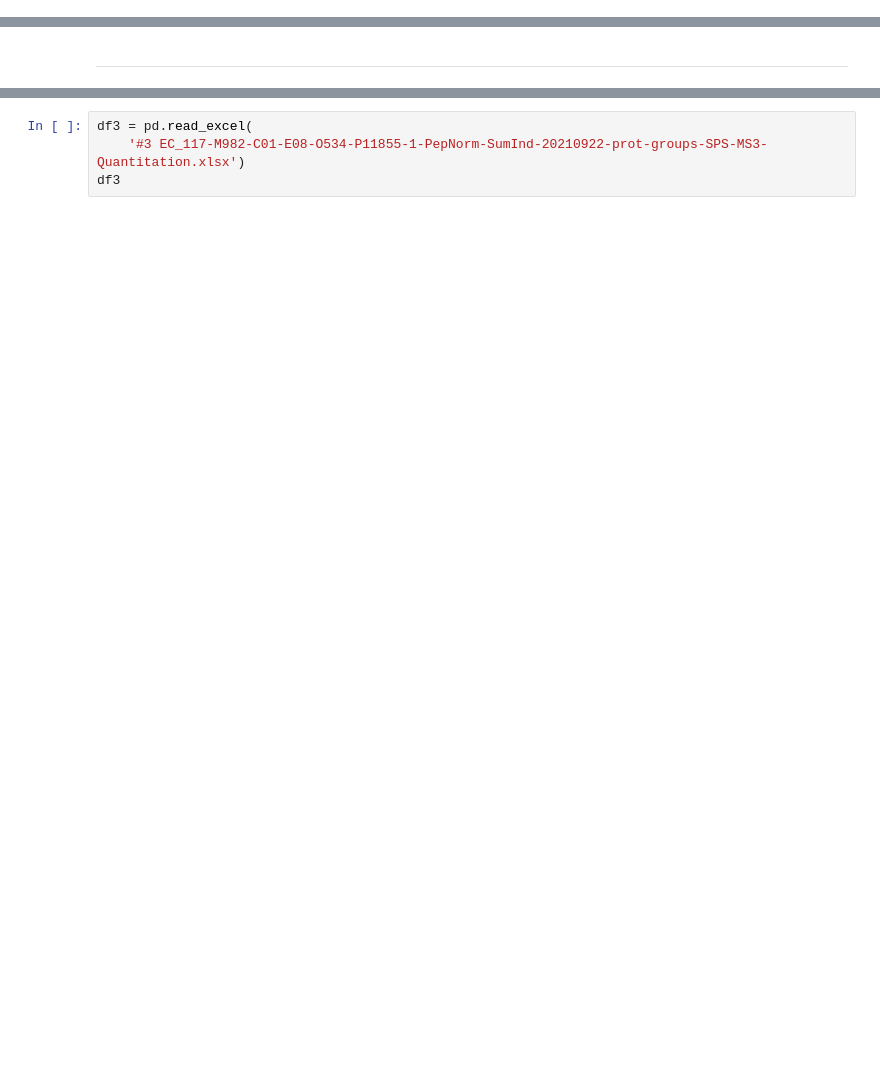
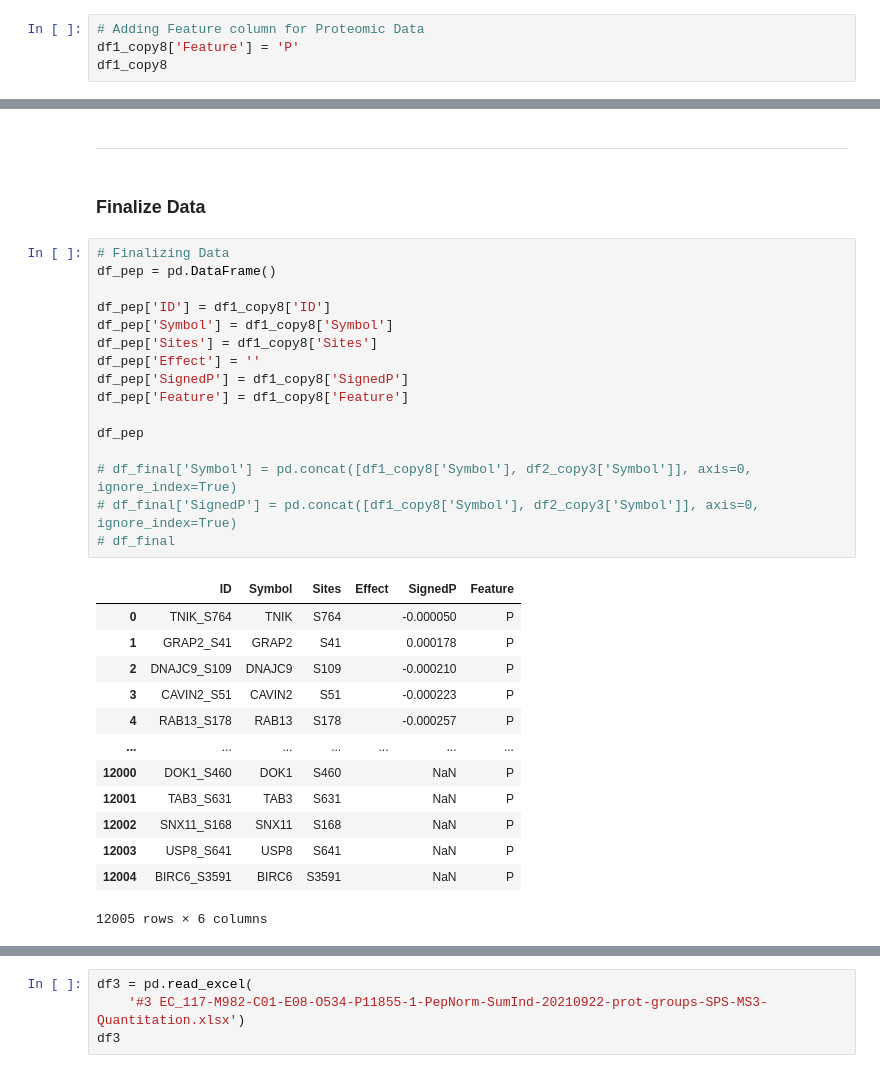
Before and after one commit to PathwayAndDataAnalysis/misc-helpers, a Jupyter notebook: Proteomic Data Preparation for CausalPath/newData/notebook.ipynb, the cells around one changed output, grey strips where cells are left out. Saved outputs shown, nothing was run; the diff lists cells and outputs as text; blank space fills up the shorter version.

Commit message:
finalized Causal path ready data

```diff
--- a/Proteomic Data Preparation for CausalPath/newData/notebook.ipynb
+++ b/Proteomic Data Preparation for CausalPath/newData/notebook.ipynb
@@ -552,0 +555,4 @@ df1_copy8
+# %%
+# Adding Feature column for Proteomic Data
+df1_copy8['Feature'] = 'P'
+df1_copy8
@@ -573,2 +652,34 @@ df2
 # %% [markdown]
 ---
+# %% [markdown]
+### Finalize Data
+# %%
+# Finalizing Data
+df_pep = pd.DataFrame()
+
+df_pep['ID'] = df1_copy8['ID']
+df_pep['Symbol'] = df1_copy8['Symbol']
+df_pep['Sites'] = df1_copy8['Sites']
+df_pep['Effect'] = ''
+df_pep['SignedP'] = df1_copy8['SignedP']
+df_pep['Feature'] = df1_copy8['Feature']
+
+df_pep
+
+# df_final['Symbol'] = pd.concat([df1_copy8['Symbol'], df2_copy3['Symbol']], axis=0, ignore_index=True)
+# df_final['SignedP'] = pd.concat([df1_copy8['Symbol'], df2_copy3['Symbol']], axis=0, ignore_index=True)
+# df_final
+# %% [output]
+|  | ID | Symbol | Sites | Effect | SignedP | Feature |
+| 0 | TNIK_S764 | TNIK | S764 |  | -0.000050 | P |
+| 1 | GRAP2_S41 | GRAP2 | S41 |  | 0.000178 | P |
+| 2 | DNAJC9_S109 | DNAJC9 | S109 |  | -0.000210 | P |
+| 3 | CAVIN2_S51 | CAVIN2 | S51 |  | -0.000223 | P |
+| 4 | RAB13_S178 | RAB13 | S178 |  | -0.000257 | P |
+| ... | ... | ... | ... | ... | ... | ... |
+| 12000 | DOK1_S460 | DOK1 | S460 |  | NaN | P |
+| 12001 | TAB3_S631 | TAB3 | S631 |  | NaN | P |
+| 12002 | SNX11_S168 | SNX11 | S168 |  | NaN | P |
+| 12003 | USP8_S641 | USP8 | S641 |  | NaN | P |
+| 12004 | BIRC6_S3591 | BIRC6 | S3591 |  | NaN | P |
+12005 rows × 6 columns
```
Also changed, not shown: parts of 14 cells of this notebook, 16 other files.
